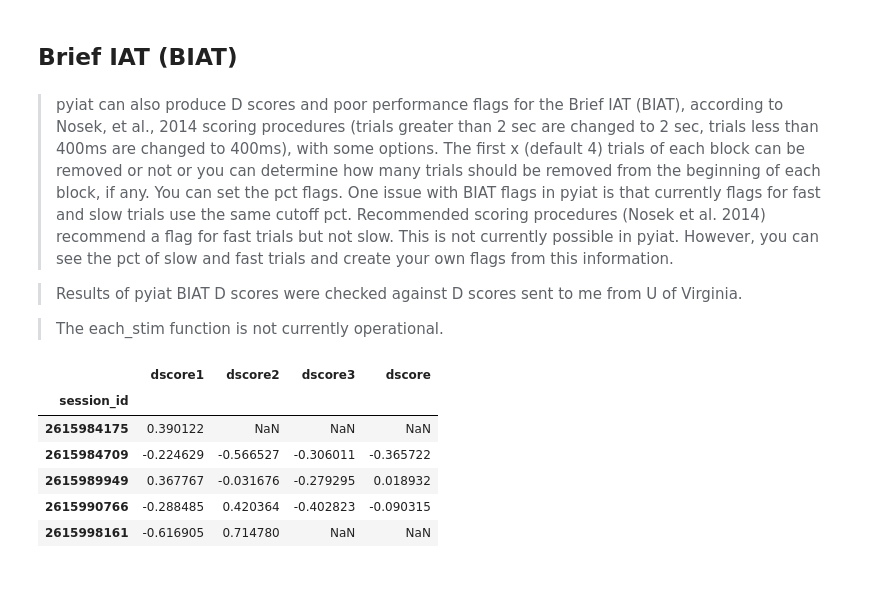
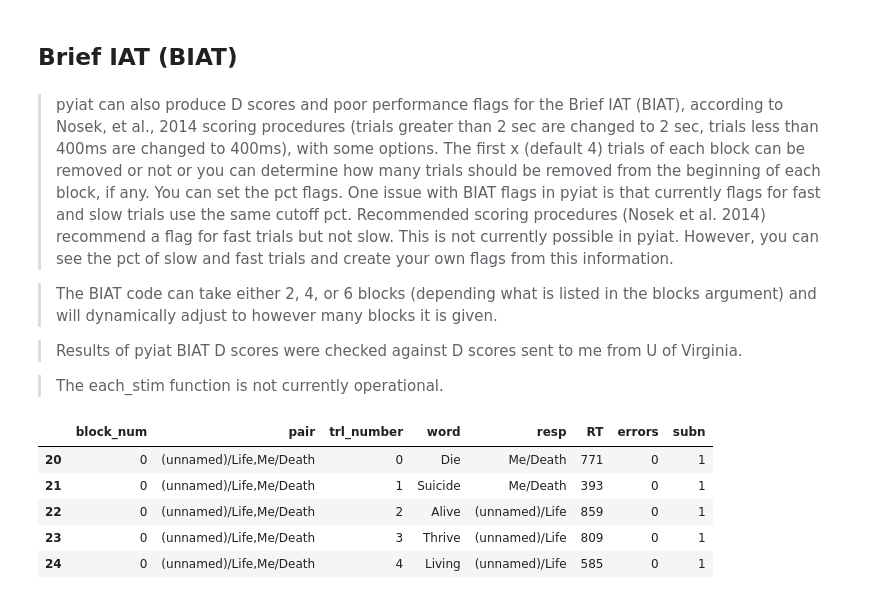
Before and after one commit to gabriellawong/pyiat, a Jupyter notebook: example/pyiat_example.ipynb, the cells around one changed output. Drawn from its saved outputs; the diff is of its cells as text; code cells hidden in the pictures.

```diff
--- a/example/pyiat_example.ipynb
+++ b/example/pyiat_example.ipynb
@@ -326,6 +326,10 @@ d4.iloc[:,26:].head()
 # %% [markdown]
 <blockquote>
 pyiat can also produce D scores and poor performance flags for the Brief IAT (BIAT), according to Nosek, et al., 2014 scoring procedures (trials greater than 2 sec are changed to 2 sec, trials less than 400ms are changed to 400ms), with some options. The first x (default 4) trials of each block can be removed or not or you can determine how many trials should be removed from the beginning of each block, if any. You can set the pct flags. One issue with BIAT flags in pyiat is that currently flags for fast and slow trials use the same cutoff pct. Recommended scoring procedures (Nosek et al. 2014) recommend a flag for fast trials but not slow. This is not currently possible in pyiat. However, you can see the pct of slow and fast trials and create your own flags from this information.
+</blockquote>
+
+<blockquote>
+The BIAT code can take either 2, 4, or 6 blocks (depending what is listed in the blocks argument) and will dynamically adjust to however many blocks it is given.
 </blockquote>
 
 <blockquote>
@@ -337,4 +341,13 @@ The each_stim function is not currently operational.
 </blockquote>
 # %%
 bd=pd.read_csv('biat_data.csv',index_col=0)
+# %%
+bd.head()
+# %% [output]
+|  | block_num | pair | trl_number | word | resp | RT | errors | subn |
+| 20 | 0 | (unnamed)/Life,Me/Death | 0 | Die | Me/Death | 771 | 0 | 1 |
+| 21 | 0 | (unnamed)/Life,Me/Death | 1 | Suicide | Me/Death | 393 | 0 | 1 |
+| 22 | 0 | (unnamed)/Life,Me/Death | 2 | Alive | (unnamed)/Life | 859 | 0 | 1 |
+| 23 | 0 | (unnamed)/Life,Me/Death | 3 | Thrive | (unnamed)/Life | 809 | 0 | 1 |
+| 24 | 0 | (unnamed)/Life,Me/Death | 4 | Living | (unnamed)/Life | 585 | 0 | 1 |
 # %%
@@ -345,10 +357,0 @@ biatd1,biatfsl=analyze_iat(bd,subject='session_id',rt='trial_latency',condition=
-# %%
-biatd1[['dscore1','dscore2','dscore3','dscore']].head()
-# %% [output]
-|  | dscore1 | dscore2 | dscore3 | dscore |
-| session_id |  |  |  |  |
-| 2615984175 | 0.390122 | NaN | NaN | NaN |
-| 2615984709 | -0.224629 | -0.566527 | -0.306011 | -0.365722 |
-| 2615989949 | 0.367767 | -0.031676 | -0.279295 | 0.018932 |
-| 2615990766 | -0.288485 | 0.420364 | -0.402823 | -0.090315 |
-| 2615998161 | -0.616905 | 0.714780 | NaN | NaN |
```
Also changed, not shown: parts of 6 cells of this notebook, 2 other files.
